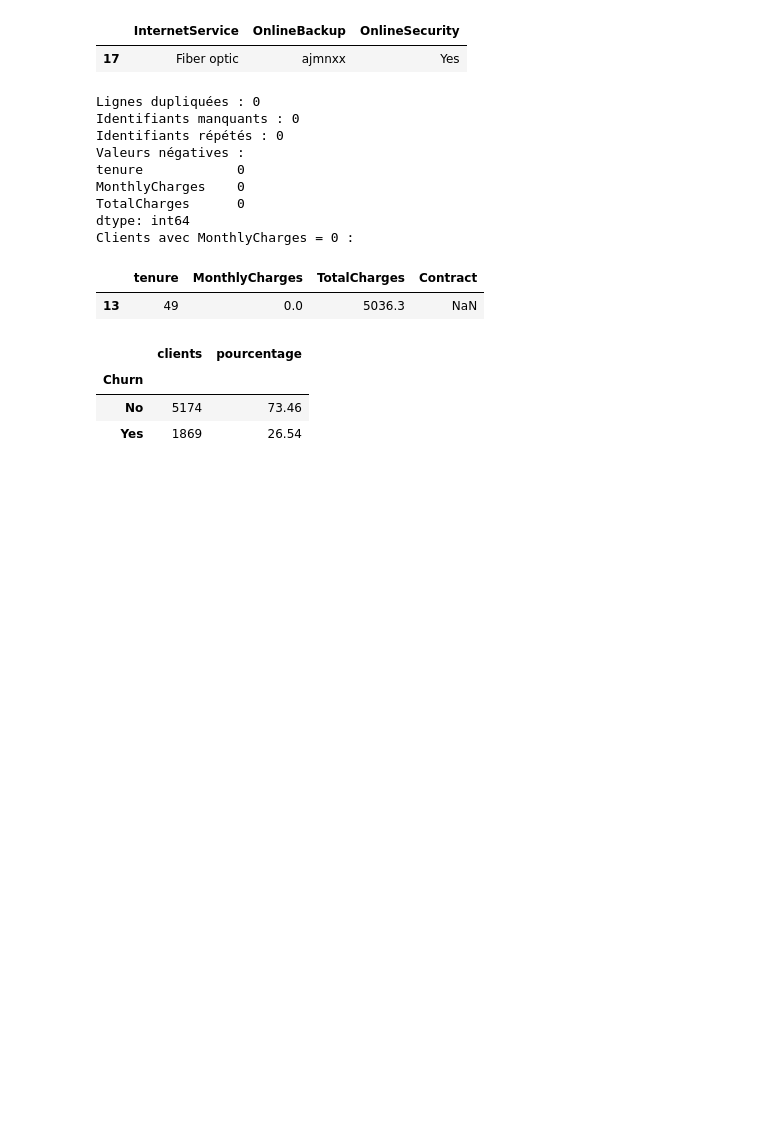
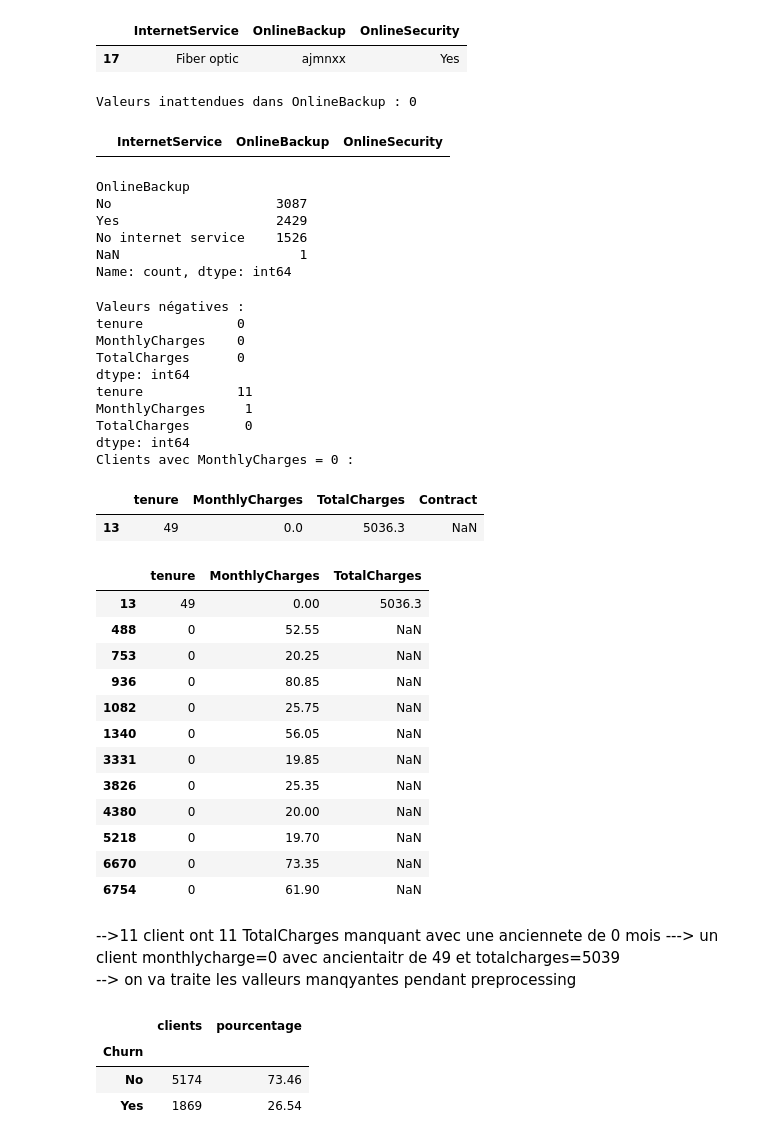
Before and after one commit to yahia-khroufi/Customer-Churn-Prediction, a Jupyter notebook: notebooks/exploration.ipynb, the cells around one changed output. Drawn from its saved outputs; the diff is of its cells as text; code cells hidden in the pictures; blank space fills up the shorter version.

Commit message:
feat: add preprocessing pipline

```diff
--- a/notebooks/exploration.ipynb
+++ b/notebooks/exploration.ipynb
@@ -148,15 +148,40 @@ df.loc[invalid_backup, ["InternetService", "OnlineBackup", "OnlineSecurity"]]
 Valeurs inattendues dans OnlineBackup : 1
 |  | InternetService | OnlineBackup | OnlineSecurity |
 | 17 | Fiber optic | ajmnxx | Yes |
+# %%
+df.loc[invalid_backup,["OnlineBackup"]]=pd.NA
+# %%
+expected_backup_values = ["Yes", "No", "No internet service"]
+
+invalid_backup = (
+    df["OnlineBackup"].notna()
+    & ~df["OnlineBackup"].isin(expected_backup_values)
+)
+
+print("Valeurs inattendues dans OnlineBackup :", invalid_backup.sum())
+df.loc[invalid_backup, ["InternetService", "OnlineBackup", "OnlineSecurity"]]
+# %% [output]
+Valeurs inattendues dans OnlineBackup : 0
+|  | InternetService | OnlineBackup | OnlineSecurity |
+# %%
+df["OnlineBackup"].value_counts(dropna=False)
+# %% [output]
+OnlineBackup
+No                     3087
+Yes                    2429
+No internet service    1526
+NaN                       1
+Name: count, dtype: int64
 # %%
-print("Lignes dupliquées :", df.duplicated().sum())
-print("Identifiants manquants :", df["customerID"].isna().sum())
-print("Identifiants répétés :", df["customerID"].duplicated().sum())
+# print("Lignes dupliquées :", df.duplicated().sum())
+# print("Identifiants manquants :", df["customerID"].isna().sum())
+# print("Identifiants répétés :", df["customerID"].duplicated().sum())
 
 numeric_columns = ["tenure", "MonthlyCharges", "TotalCharges"]
 
 print("Valeurs négatives :")
 print((df[numeric_columns] < 0).sum())
+print((df[numeric_columns] <= 0).sum())
 
 print("Clients avec MonthlyCharges = 0 :")
 df.loc[
@@ -164,17 +189,38 @@ df.loc[
     ["tenure", "MonthlyCharges", "TotalCharges", "Contract"],
 ]
 # %% [output]
-Lignes dupliquées : 0
-Identifiants manquants : 0
-Identifiants répétés : 0
 Valeurs négatives :
 tenure            0
 MonthlyCharges    0
 TotalCharges      0
 dtype: int64
+tenure            11
+MonthlyCharges     1
+TotalCharges       0
+dtype: int64
 Clients avec MonthlyCharges = 0 :
 |  | tenure | MonthlyCharges | TotalCharges | Contract |
 | 13 | 49 | 0.0 | 5036.3 | NaN |
+# %%
+df.loc[(df[numeric_columns] <= 0).any(axis=1),numeric_columns]
+# %% [output]
+|  | tenure | MonthlyCharges | TotalCharges |
+| 13 | 49 | 0.00 | 5036.3 |
+| 488 | 0 | 52.55 | NaN |
+| 753 | 0 | 20.25 | NaN |
+| 936 | 0 | 80.85 | NaN |
+| 1082 | 0 | 25.75 | NaN |
+| 1340 | 0 | 56.05 | NaN |
+| 3331 | 0 | 19.85 | NaN |
+| 3826 | 0 | 25.35 | NaN |
+| 4380 | 0 | 20.00 | NaN |
+| 5218 | 0 | 19.70 | NaN |
+| 6670 | 0 | 73.35 | NaN |
+| 6754 | 0 | 61.90 | NaN |
+# %% [markdown]
+-->11 client ont 11 TotalCharges manquant avec une anciennete de 0 mois
+---> un client monthlycharge=0 avec ancientaitr de 49 et totalcharges=5039
+--> on va traite les valleurs manqyantes pendant preprocessing
 # %%
 churn_counts = df["Churn"].value_counts()
 churn_percent = df["Churn"].value_counts(normalize=True) * 100
```
Also changed, not shown: parts of 8 cells of this notebook, 2 other files.
